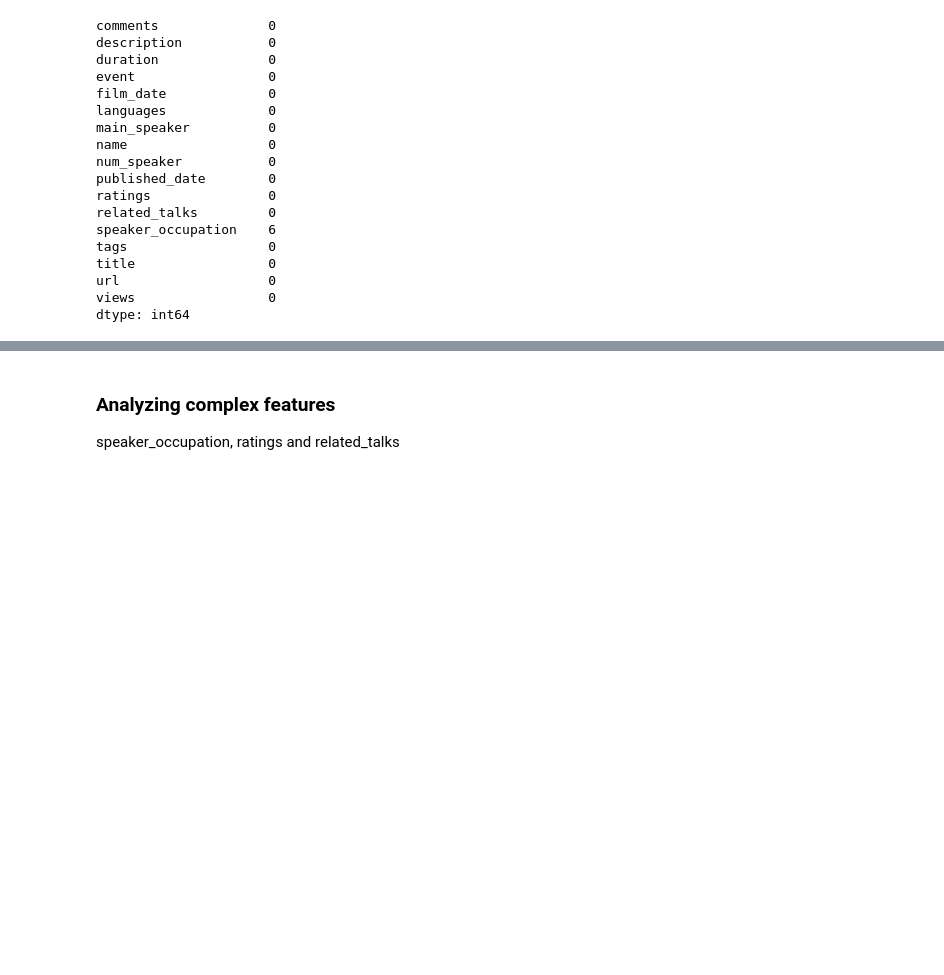
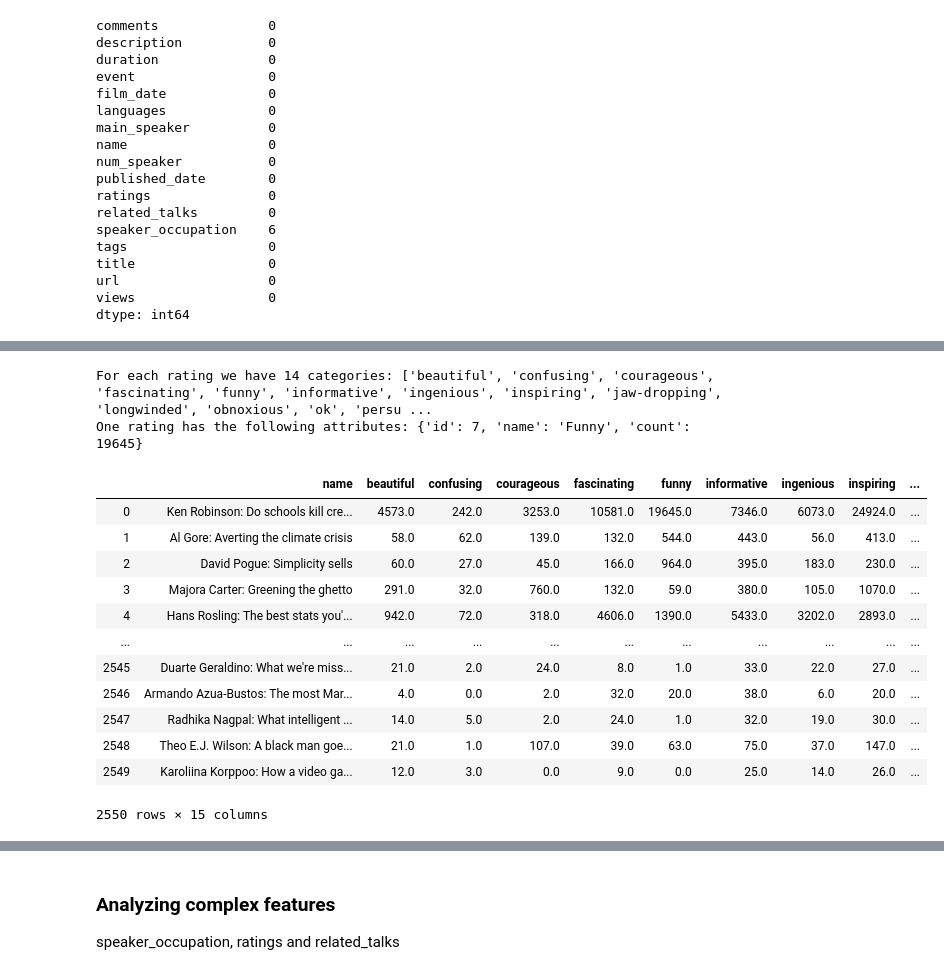
Before and after one commit to tedtalksviz/tedtalksviz.github.io, a Jupyter notebook: Exploratory data analysis.ipynb, the cells around one changed output, grey strips where cells are left out. Saved outputs shown, nothing was run; the diff lists cells and outputs as text; code cells hidden in the pictures; blank space fills up the shorter version.

```diff
--- a/Exploratory data analysis.ipynb
+++ b/Exploratory data analysis.ipynb
@@ -112,6 +128,39 @@ df['published_date'] = pd.to_datetime(df['published_date'])
 df['tags'] = df['tags'].apply(lambda x: literal_eval(x))
 df['ratings'] = df['ratings'].apply(lambda x: literal_eval(x))
 df['related_talks'] = df['related_talks'].apply(lambda x: literal_eval(x))
+# %%
+# ratings
+def extract_ratings_name(x):
+    rating_names = []
+    for rating in x:
+        rating_names.append(str(rating['name']).lower())
+    rating_names.sort()
+    return rating_names
+
+ratings_name = extract_ratings_name(df.iloc[0][['ratings']][0])
+print('For each rating we have ' + str(len(ratings_name)) + ' categories: ' + str(ratings_name))
+print('One rating has the following attributes: ' + str(df.iloc[0][['ratings']][0][0]))
+
+for index, row in df.iterrows():
+    for item in row['ratings']:
+        df.loc[index, item['name'].lower()] = int(item['count'])
+display(df[['name'] + ratings_name])
+# %% [output]
+For each rating we have 14 categories: ['beautiful', 'confusing', 'courageous', 'fascinating', 'funny', 'informative', 'ingenious', 'inspiring', 'jaw-dropping', 'longwinded', 'obnoxious', 'ok', 'persu ...
+One rating has the following attributes: {'id': 7, 'name': 'Funny', 'count': 19645}
+|  | name | beautiful | confusing | courageous | fascinating | funny | informative | ingenious | inspiring | ... |
+| 0 | Ken Robinson: Do schools kill cre... | 4573.0 | 242.0 | 3253.0 | 10581.0 | 19645.0 | 7346.0 | 6073.0 | 24924.0 | ... |
+| 1 | Al Gore: Averting the climate crisis | 58.0 | 62.0 | 139.0 | 132.0 | 544.0 | 443.0 | 56.0 | 413.0 | ... |
+| 2 | David Pogue: Simplicity sells | 60.0 | 27.0 | 45.0 | 166.0 | 964.0 | 395.0 | 183.0 | 230.0 | ... |
+| 3 | Majora Carter: Greening the ghetto | 291.0 | 32.0 | 760.0 | 132.0 | 59.0 | 380.0 | 105.0 | 1070.0 | ... |
+| 4 | Hans Rosling: The best stats you'... | 942.0 | 72.0 | 318.0 | 4606.0 | 1390.0 | 5433.0 | 3202.0 | 2893.0 | ... |
+| ... | ... | ... | ... | ... | ... | ... | ... | ... | ... | ... |
+| 2545 | Duarte Geraldino: What we're miss... | 21.0 | 2.0 | 24.0 | 8.0 | 1.0 | 33.0 | 22.0 | 27.0 | ... |
+| 2546 | Armando Azua-Bustos: The most Mar... | 4.0 | 0.0 | 2.0 | 32.0 | 20.0 | 38.0 | 6.0 | 20.0 | ... |
+| 2547 | Radhika Nagpal: What intelligent ... | 14.0 | 5.0 | 2.0 | 24.0 | 1.0 | 32.0 | 19.0 | 30.0 | ... |
+| 2548 | Theo E.J. Wilson: A black man goe... | 21.0 | 1.0 | 107.0 | 39.0 | 63.0 | 75.0 | 37.0 | 147.0 | ... |
+| 2549 | Karoliina Korppoo: How a video ga... | 12.0 | 3.0 | 0.0 | 9.0 | 0.0 | 25.0 | 14.0 | 26.0 | ... |
+2550 rows × 15 columns
 # %%
 # Reorder columns
 df = df[['name', 'title', 'main_speaker', 'speaker_occupation', 'num_speaker', 'description', \
```
Also changed, not shown: parts of 29 cells of this notebook.
